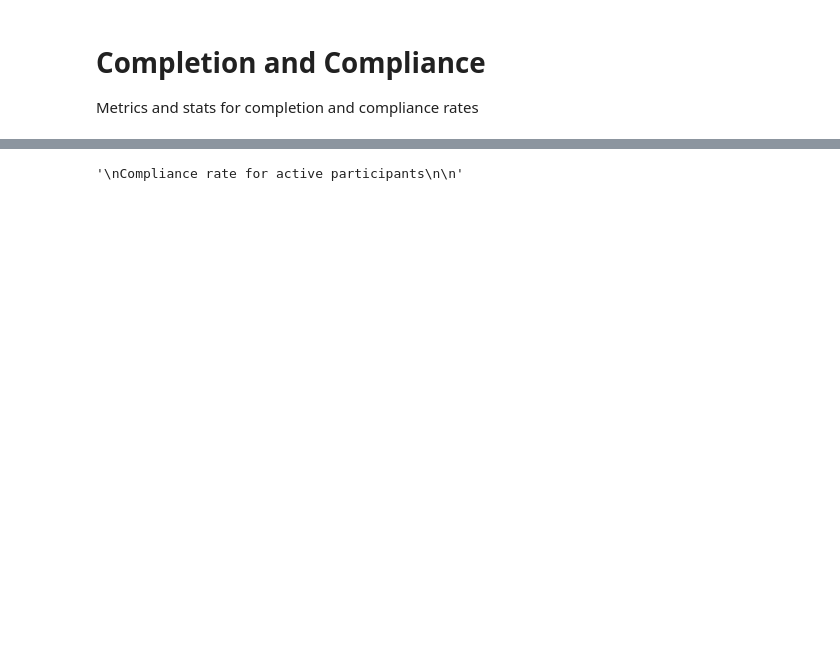
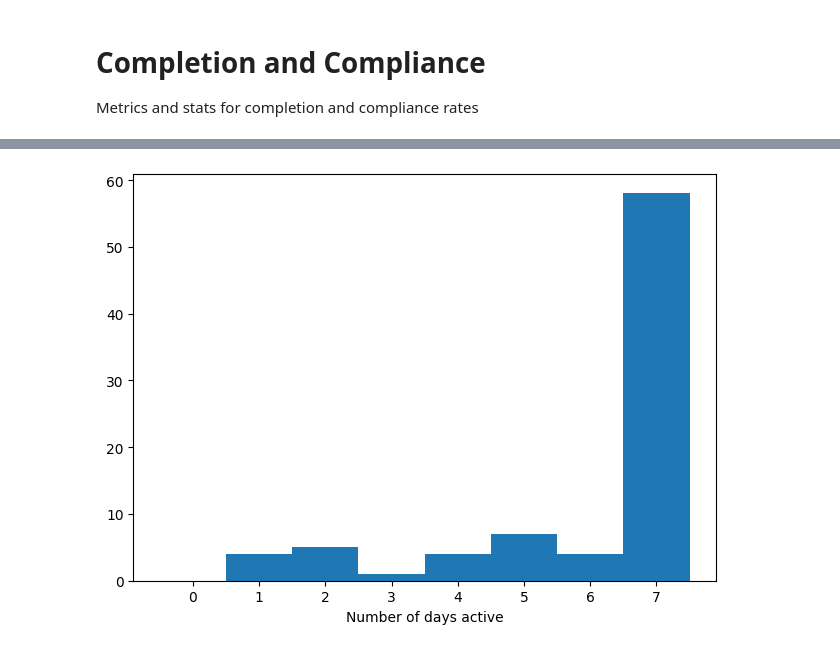
Before and after one commit to JGIBristol/seaco_smartwatch_paper, a Jupyter notebook: quantitative.ipynb, the cells around one changed output, grey strips where cells are left out. Cells and saved outputs as stored; diff of their text form; code cells hidden in the pictures; blank space fills up the shorter version.

```diff
--- a/quantitative.ipynb
+++ b/quantitative.ipynb
@@ -147,12 +210,29 @@ Compliance rate for all participants
+# %%
+"""
+Compliance rate for active participants
+
+"""
+
+
+# Find how many days each participant was active for
+# A participant is considered inactive if they have 0 entries on this and all subsequent days
+# e.g. [13, 13, 13, 13, 12, 0, 0] is active for 5 days
+def active_days(entries: np.ndarray) -> int:
+    return len(entries) - np.argmax(np.cumsum(entries[::-1]) > 0)
+
+
+n_days_active = np.array([active_days(entries) for entries in n_entries])
+
+fig, axis = plt.subplots()
+axis.hist(n_days_active, bins=np.arange(0, 9, 1) - 0.5)
+
+axis.set_xlabel("Number of days active")
+fig.tight_layout()
+fig.savefig(f"{img_dir}/n_days_active_hist.png")
+# %% [output]
+[figure, added]
 # %%
-"""
-Compliance rate for active participants
-
-"""
-# Find active participants
 # Find their compliance rate, same as the above
-# %% [output]
-'\nCompliance rate for active participants\n\n'
 # %%
 """
 Completion rate
```
Also changed, not shown: parts of 4 cells of this notebook.
